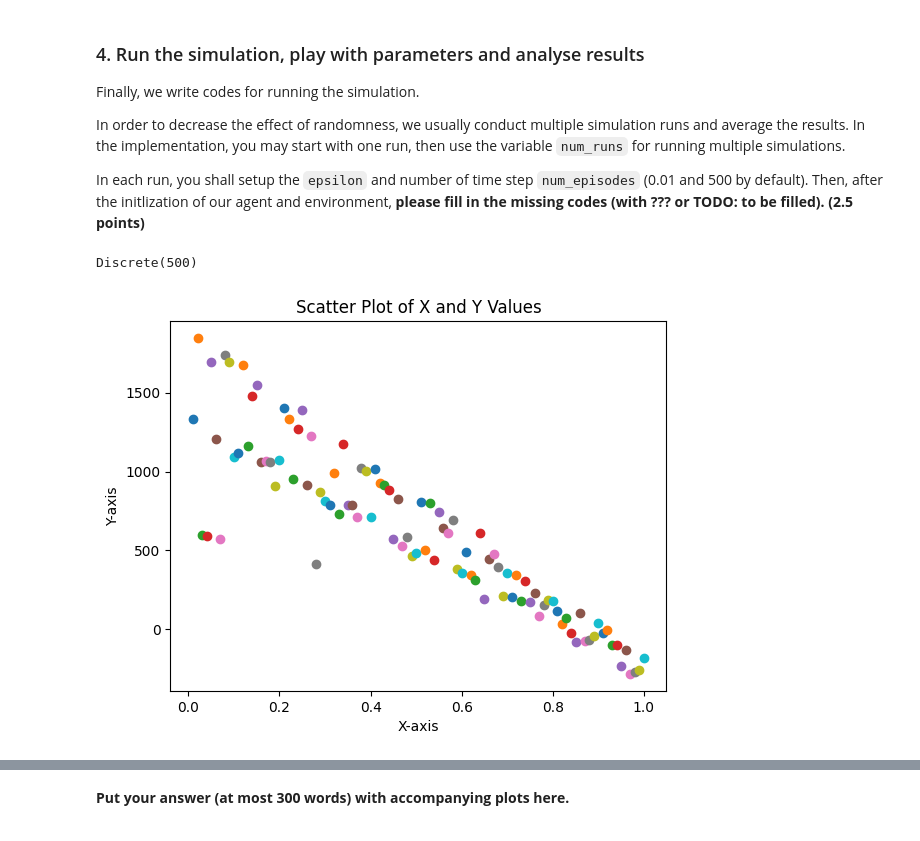
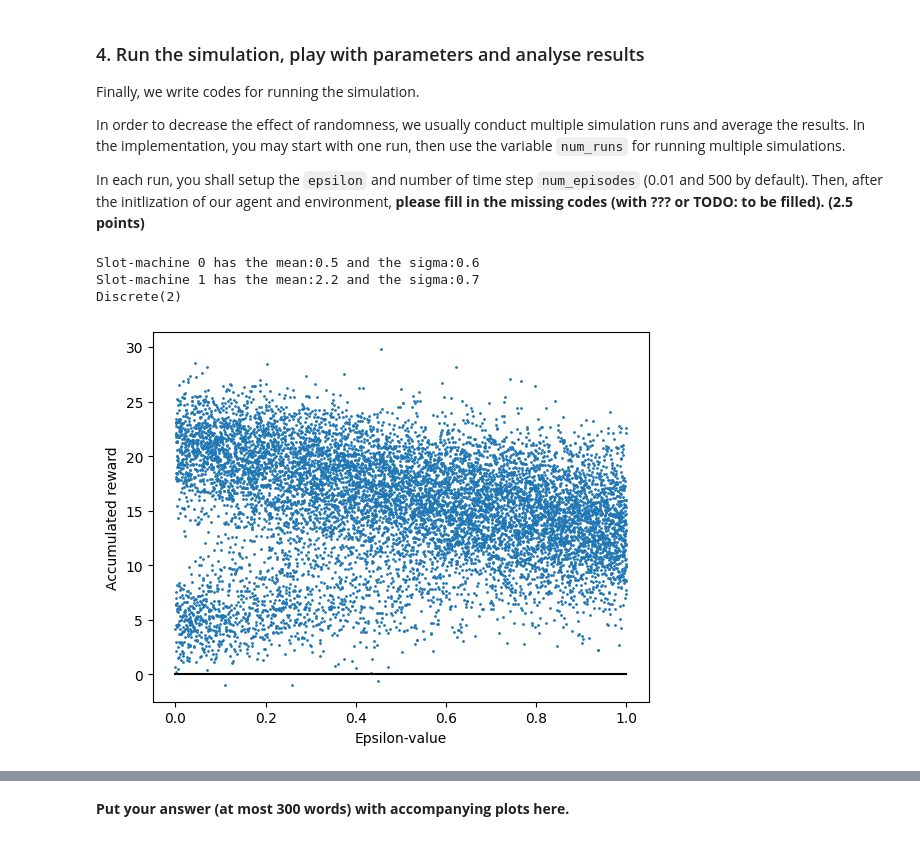
Before and after one commit to leidindi/AML, a Jupyter notebook: ass1/Ass 1/johannsson-lazaridis.ipynb, the cells around one changed output, grey strips where cells are left out. Drawn from its saved outputs; the diff is of its cells as text; code cells hidden in the pictures.

```diff
--- a/ass1/Ass 1/johannsson-lazaridis.ipynb
+++ b/ass1/Ass 1/johannsson-lazaridis.ipynb
@@ -161,7 +162,7 @@ class EpsilonGreedyAgent:
         if policy <= epsilon:
             return np.random.randint(0,self.num_arms)
         else:
-            maximum = 0
+            maximum = -1000000
             candidates = []
 
             for index, value in enumerate(self.Qvalues):
@@ -188,14 +189,14 @@ In order to decrease the effect of randomness, we usually conduct multiple simul
 
 In each run, you shall setup the `epsilon` and number of time step `num_episodes` (0.01 and 500 by default). Then, after the initlization of our agent and environment, **please fill in the missing codes (with ??? or TODO: to be filled). (2.5 points)**
 # %%
-num_action = 10
-num_seed = 5
-num_runs = 100  # number of simulation runs
-num_episodes = 500  # number of steps in each run
-epsilon = 0.01
+num_action = 2
+num_seed = 109217
+num_runs = 10000  # number of simulation runs
+num_episodes = 10  # number of steps in each run
+epsilon = 0.00
 
 # init the environment and set up the random seed
-env = GamblingRoom(k=num_episodes, seed=num_seed)
+env = GamblingRoom(k=num_action, seed=num_seed)
 
 # delete the wrap
 env = env.unwrapped
@@ -210,33 +211,43 @@ for i_run in range(num_runs):
     # init the epsilon-greedy RL agent
     agent = EpsilonGreedyAgent(num_actions=num_action, epsilon=epsilon)
     # in each simulation run, loop the action selection
-    totalReward = 0
-    for _ in range(num_episodes):
+    totalReward = []
+
+    decayedReward = 0
+    decay = 0.8
+
+    for index in range(num_episodes):
         action = agent.select_action()
         state, reward, done, info = env.step(action)
         agent.update_parameters(action=action,reward=reward)
-        totalReward += reward
+        totalReward.append(reward)
+        decayedReward += np.power(decay,num_episodes-index)*reward
     # save the result variables you need
-    results[epsilon] = agent.Qvalues
-    results[epsilon] = np.append(results[epsilon], totalReward)
+    results[epsilon] = np.append(agent.Qvalues, [sum(totalReward),decayedReward])
 
-    epsilon += 0.01
+    epsilon += 1/num_runs
     if epsilon > 1:
         epsilon = 1
 env.close()
 # %% [output]
-Discrete(500)
+Slot-machine 0 has the mean:0.5 and the sigma:0.6
+Slot-machine 1 has the mean:2.2 and the sigma:0.7
+Discrete(2)
 # %%
 import matplotlib.pyplot as plt
+
+keys = []
+rewards = []
 for key in results:
-    plt.scatter(key, results[key][-1])
-
+    keys.append(key)
+    rewards.append(results[key][-2])
+plt.scatter(keys, rewards,s=1)
+plt.plot([0,1],[0,0],'black')
 # Add labels and a title
-plt.xlabel('X-axis')
-plt.ylabel('Y-axis')
-plt.title('Scatter Plot of X and Y Values')
+plt.xlabel('Epsilon-value')
+plt.ylabel('Accumulated reward')
 
 # Show the plot
 plt.show()
 # %% [output]
-[figure, old version]
+[figure, new version]
```
Also changed, not shown: parts of 3 cells of this notebook.
